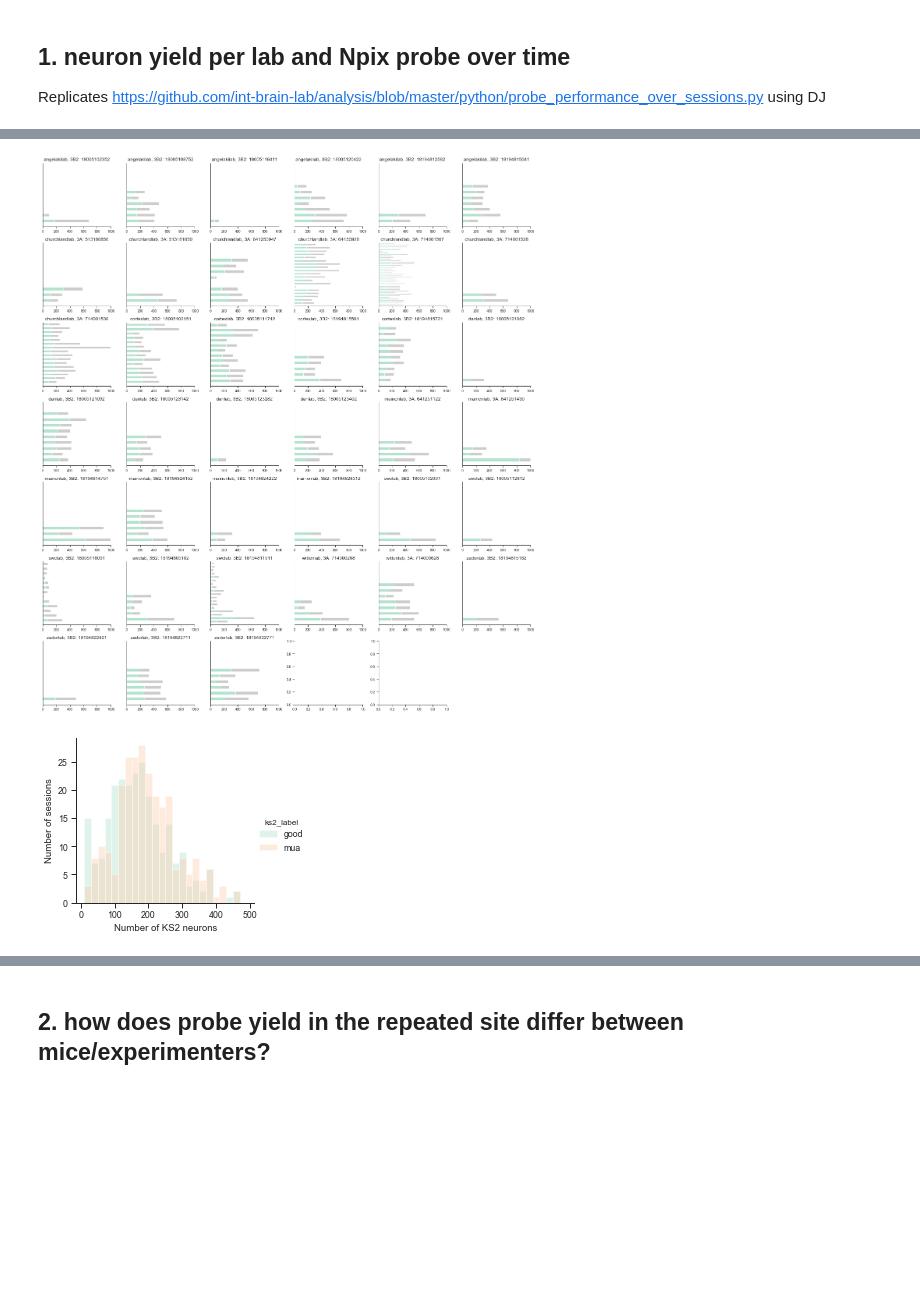
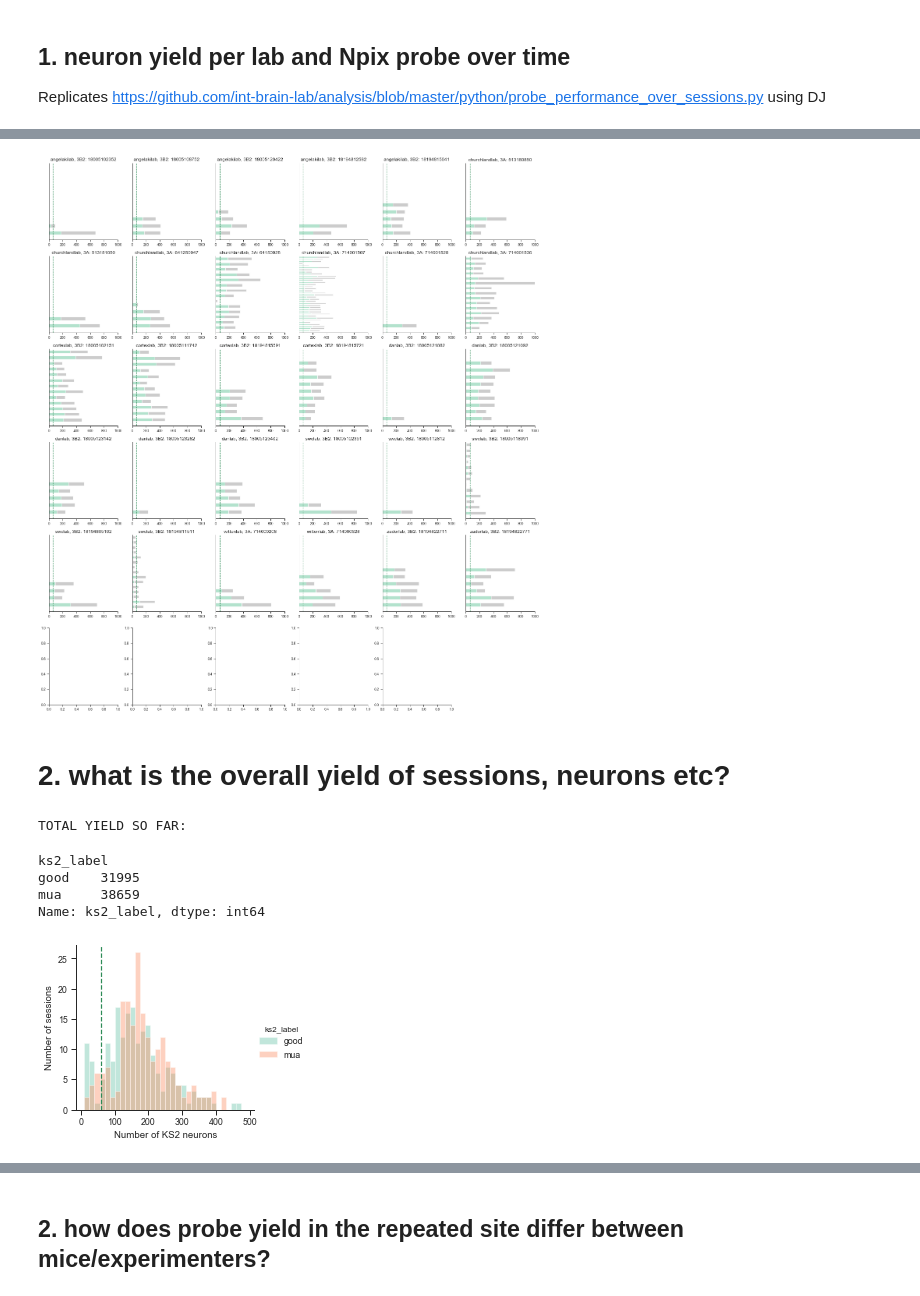
Before and after one commit to int-brain-lab/analysis, a Jupyter notebook: python/neuron_yield.ipynb, the cells around one changed output, grey strips where cells are left out. Drawn from its saved outputs; the diff is of its cells as text; code cells hidden in the pictures; blank space fills up the shorter version.

Commit message:
more neuron and session yield

```diff
--- a/python/neuron_yield.ipynb
+++ b/python/neuron_yield.ipynb
@@ -24,8 +25,12 @@ Connected to https://alyx.internationalbrainlab.org as anneu
 ## 1. neuron yield per lab and Npix probe over time
 Replicates https://github.com/int-brain-lab/analysis/blob/master/python/probe_performance_over_sessions.py using DJ
 # %%
-probe_insertions = ephys.ProbeInsertion * ephys.DefaultCluster.Metrics * subject.SubjectLab
+probe_insertions = ephys.ProbeInsertion * ephys.DefaultCluster.Metrics * subject.SubjectLab \
+                    * (acquisition.SessionProject
+                      & 'session_project = "ibl_neuropixel_brainwide_01"') \
+                    * behavior_analysis.SessionTrainingStatus
 probe_insertions = probe_insertions.proj('probe_serial_number', 'probe_model_name', 'lab_name', 'metrics',
+                                         'good_enough_for_brainwide_map',
                                          session_date='DATE(session_start_time)')
 clusts = probe_insertions.fetch(format='frame').reset_index()
 # %%
@@ -89,30 +62,44 @@ clusts_summ
 # %%
 sns.set(style="ticks", context="paper")
-g, axes = plt.subplots(7,6,figsize=(18,20))
+g, axes = plt.subplots(6,6,figsize=(18,20))
 
 for probe, ax in zip(clusts_summ.probe_name.unique(), axes.flatten()):
     df = clusts_summ[clusts_summ.probe_name==probe].groupby(['session_start_time','ks2_label']).session_date.sum()
     df.unstack().plot.barh(ax=ax, stacked=True, legend=False, colormap='Pastel2')
     ax.set_title(probe, fontsize=12)
+    ax.axvline(x=60, color='seagreen', linestyle="--")
     ax.set_yticks([])
     ax.set_ylabel('')
     ax.set_ylim([-1, np.max([max(ax.get_ylim()), 10])])
     ax.set_xlim([0, 1000])
 
 axes.flatten()[-1].set_axis_off()
 sns.despine(trim=True)
 plt.tight_layout()
 plt.xlabel('Number of KS2 neurons')
 plt.ylabel('Recording session')
 g.savefig(os.path.join(figpath, 'probe_yield_oversessions.pdf'))
 # %% [output]
-[figure, old version]
+[figure, new version]
+# %% [markdown]
+# 2. what is the overall yield of sessions, neurons etc?
 # %%
 ## overall distribution of neurons per session
-g = sns.FacetGrid(data=clusts_summ, hue='ks2_label', palette='Pastel2')
-g.map(sns.distplot, "session_date", bins=np.arange(10, 500, 20), hist=True, rug=False, kde=False).add_legend()
+g = sns.FacetGrid(data=clusts_summ, hue='ks2_label', palette='Set2')
+g.map(sns.distplot, "session_date", bins=np.arange(10, 500, 15), hist=True, rug=False, kde=False).add_legend()
+for ax in g.axes.flatten():
+    ax.axvline(x=60, color='seagreen', linestyle="--")
+
 g.set_xlabels('Number of KS2 neurons')
 g.set_ylabels('Number of sessions')
 g.savefig(os.path.join(figpath, 'probe_yield_allrecs.pdf'))
+
+print('TOTAL YIELD SO FAR:')
+clusts.groupby(['ks2_label'])['ks2_label'].count()
 # %% [output]
+TOTAL YIELD SO FAR:
+ks2_label
+good    31995
+mua     38659
+Name: ks2_label, dtype: int64
-[figure, old version]
+[figure, new version]
```
Also changed, not shown: parts of 8 cells of this notebook.
